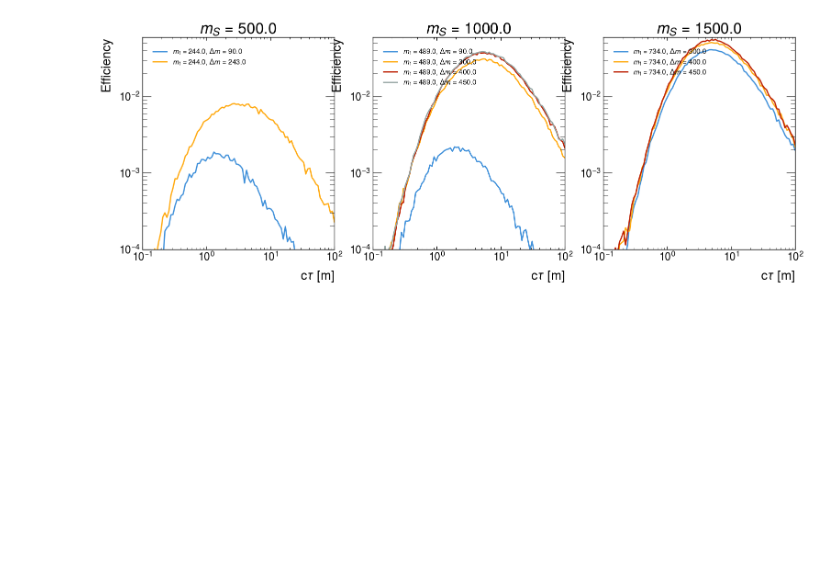
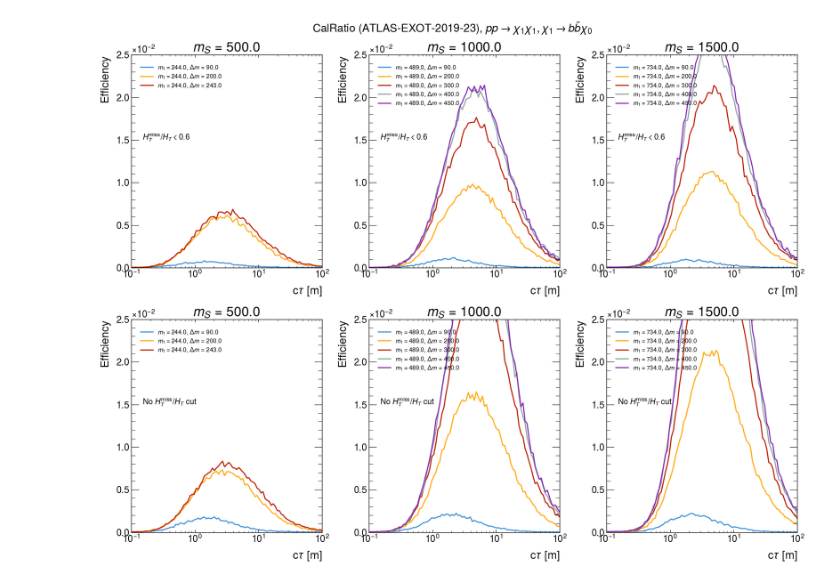
Before and after one commit to andlessa/back2futureTrigger, a Jupyter notebook: ATLAS-EXOT-2019-23/plotCurves.ipynb, the cells around one changed output. Saved outputs shown, nothing was run; the diff lists cells and outputs as text; code cells hidden in the pictures; blank space fills up the shorter version.

```diff
--- a/ATLAS-EXOT-2019-23/plotCurves.ipynb
+++ b/ATLAS-EXOT-2019-23/plotCurves.ipynb
@@ -28,39 +44,52 @@ for effFile in glob.glob('./effs/*.csv'):
 # %%
 # Plot data
 
-nplots = len(np.unique(all_data['mS']))
-fig,axarr = plt.subplots(nrows=1,ncols=nplots,figsize=(6*nplots,6))
-axarr = np.array(axarr).reshape(-1)
-for iplot,mS in enumerate(np.unique(all_data['mS'])):
-    ax = axarr[iplot]
-    data_mS = all_data[all_data['mS'] == mS]
-    ax.set_title(rf'$m_S$ = {mS}')
-    for m1,m0 in sorted(np.unique(data_mS[['m1','m0']]).tolist(),reverse=True):
-        if m1-m0 > 450.0:
-            continue
-        data = data_mS[(data_mS['m1'] == m1) & (data_mS['m0'] == m0)]
+mS_values = sorted(np.unique(all_data_withCut['mS']))
+nplots = len(mS_values)
+fig,axarr = plt.subplots(nrows=2,ncols=nplots,figsize=(6*nplots,14))
+axarr = np.array(axarr)
+for irow,all_data in enumerate([all_data_withCut,all_data_noCut]):
+    for icol,mS in enumerate(np.unique(all_data['mS'])):
+        ax = axarr[irow,icol]
+        data_mS = all_data[all_data['mS'] == mS]
+        ax.set_title(rf'$m_S$ = {mS}')
+        for m1,m0 in sorted(np.unique(data_mS[['m1','m0']]).tolist(),reverse=True):
+            if m1-m0 > 450.0:
+                continue
+            data = data_mS[(data_mS['m1'] == m1) & (data_mS['m0'] == m0)]
 
-#     ################## Plot efficiency from MG+Pythia8 ##################
-        ax.plot(data['ctau'],data['eff'], linewidth=2, label = rf'$m_1 = {m1}$, $\Delta m$ = {m1-m0}')
+    #     ################## Plot efficiency from MG+Pythia8 ##################
+            ax.plot(data['ctau'],data['eff'], linewidth=2, label = rf'$m_1 = {m1}$, $\Delta m$ = {m1-m0}')
 
-#     # ################## Uncertainties from Map ##################
-#     # plt.fill_between(tauN, np.array(eff) + 0.25* np.array(eff), np.array(eff) - 0.25 * np.array(eff), alpha=.5)
-    ax.set_xscale('log')
-    # plt.yscale('log')
-    ax.set_xlabel(r'c$\tau$ [m]', fontsize=20)
-    ax.set_ylabel('Efficiency', fontsize=20 )
-    ax.set_ylim(1e-4,0.06)
-    ax.set_yscale('log')
+    #     # ################## Uncertainties from Map ##################
+    #     # plt.fill_between(tauN, np.array(eff) + 0.25* np.array(eff), np.array(eff) - 0.25 * np.array(eff), alpha=.5)
+        ax.set_xscale('log')
+        # plt.yscale('log')
+        ax.set_xlabel(r'c$\tau$ [m]', fontsize=20)
+        ax.set_ylabel('Efficiency', fontsize=20 )
+        # ax.set_ylim(1e-4,0.1)
+        # ax.set_yscale('log')
+        ax.set_yticks(np.arange(0.0,0.025,0.002))
+        ax.set_ylim(0,0.025)
+
+        if all_data is all_data_withCut:
+            ax.text(1.5*min(data['ctau']),1.5e-2,r'$H_T^{\rm miss}/H_T < 0.6$')
+        elif all_data is all_data_noCut:
+            ax.text(1.5*min(data['ctau']),1.5e-2,r'No $H_T^{\rm miss}/H_T$ cut')
 
 
-    # ################## Limits of validity ##################
-    # ax.hlines(y=(0.25*(max(eff))), xmin=0, xmax=1e2, linewidth=2, color='g', label = 'Limits of validity' )
+        # ################## Limits of validity ##################
+        # ax.hlines(y=(0.25*(max(eff))), xmin=0, xmax=1e2, linewidth=2, color='g', label = 'Limits of validity' )
 
-    ax.legend(fontsize = 11, loc='upper left')
-    x = np.linspace(0,100)
-    # ax.fill_between(x, 0.25*(max(eff)), color='black', alpha=.2, hatch="/", edgecolor="black", linewidth=1.0) # adding hatch
+        ax.legend(fontsize = 11, loc='upper left',framealpha=0.7,facecolor='white')
+        # ax.
+        # x = np.linspace(0,100)
+        # ax.fill_between(x, 0.25*(max(eff)), color='black', alpha=.2, hatch="/", edgecolor="black", linewidth=1.0) # adding hatch
 
 # plt.legend(fontsize = 11, loc='upper left') # set the legend in the upper right corner
+plt.suptitle(r'CalRatio (ATLAS-EXOT-2019-23), $p p \to \chi_1 \chi_1, \chi_1 \to b \bar{b} \chi_0$',fontsize=20)
+plt.tight_layout()
+plt.savefig('calRatio_effs.png')
 plt.show()
 # %% [output]
-[figure, old version]
+[figure, new version]
```
Also changed, not shown: parts of 1 cell of this notebook, 2 other files.
